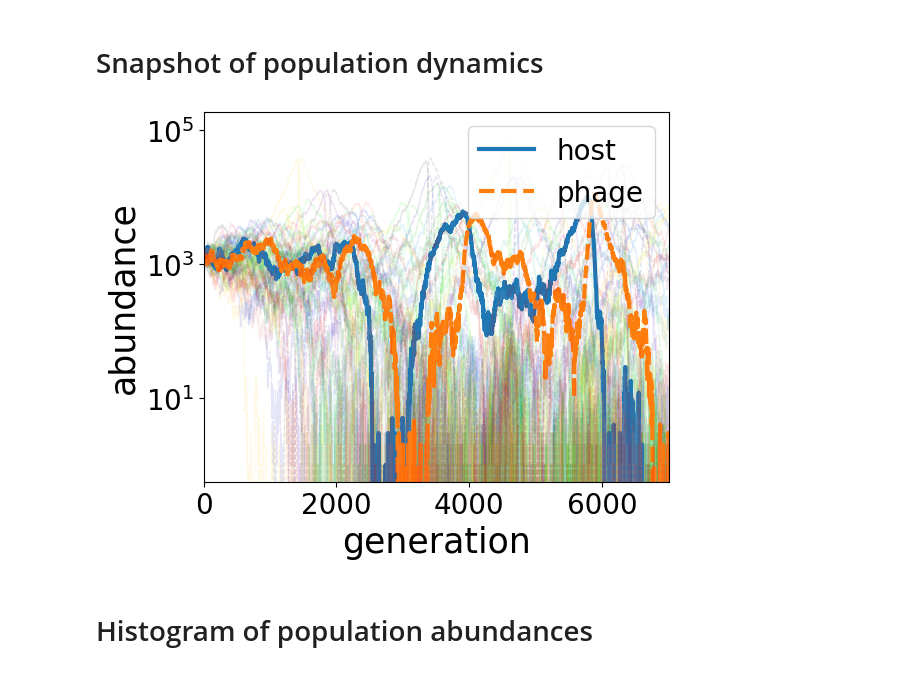
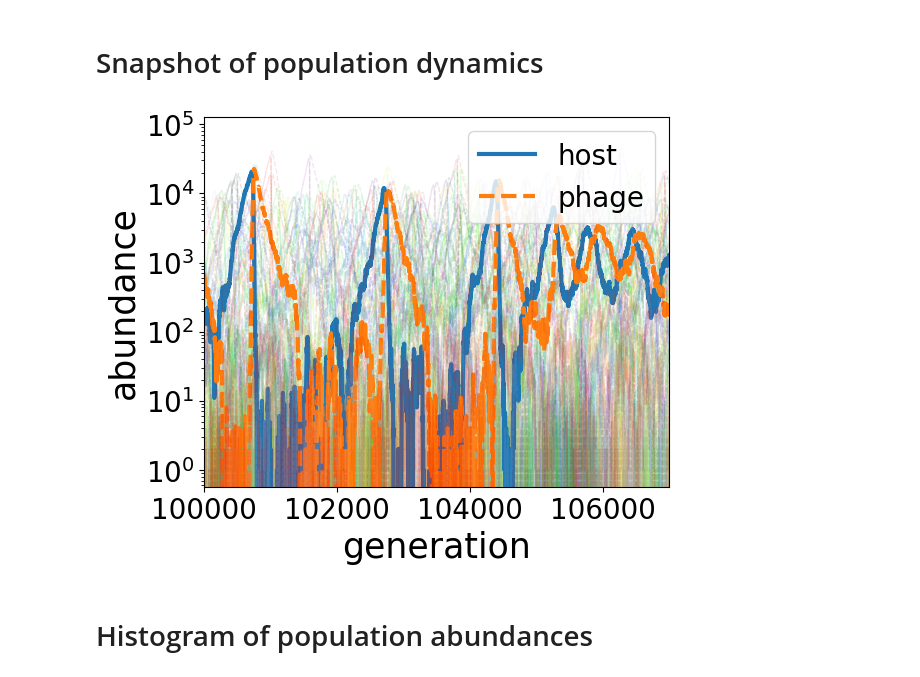
Before and after one commit to Wenping-Cui/GeneTransfer, a Jupyter notebook: ManyPairs_Simulation.ipynb, the cells around one changed output. Cells and saved outputs as stored; diff of their text form; code cells hidden in the pictures.

```diff
--- a/ManyPairs_Simulation.ipynb
+++ b/ManyPairs_Simulation.ipynb
@@ -109,9 +111,9 @@ simulation (generic function with 1 method)
 # Simulation
 # %%
 L, N, d = 40, 10^6, 2
-r = 10^-3
-T = 10^5
-s = 0.005
+r = 10^-4
+T = 4*10^5
+s = 0.01
 
 args = OrderedDict()
 args["L"] = L
@@ -168,35 +170,35 @@ for (k, v) in dict_genenotype2index
         if count == 24
             alpha =1
             c1 = "tab:blue"
             c2 = "tab:orange"
             width =3
             ax.plot(1:t1-t0+1, TimeSeries_genotype_host[t0:t1, v], label="host",linewidth =width, alpha = alpha, color= c1)
             ax.plot(1:t1-t0+1, TimeSeries_genotype_phage[t0:t1, v], color= c2,linewidth =width, alpha = alpha, linestyle="dashed", label="phage")
         else
             alpha = 0.1
             c1 = colors[count,:]
             c2 = colors[count,:]
             width =1
             ax.plot(1:t1-t0+1, TimeSeries_genotype_host[t0:t1, v],linewidth =width, alpha = alpha, color= c1)
             ax.plot(1:t1-t0+1, TimeSeries_genotype_phage[t0:t1, v], color= c2,linewidth =width, alpha = alpha, linestyle="dashed")
         end
         #ax.set_xlim([1*10^4, 1.4*10^4])
         #ax.set_xlim([50000, 50500])
-        ax.set_xlim(0, 7000)
+        ax.set_xlim(100000, 107000)
         count = count + 1
     end
 end
 plt.tick_params(axis="both", which="major", labelsize=20)
 #ax.set_xticks(ax.get_xticks()[1:2:end])
 #ax.plot(1:t1-t0+1, TimeSeries_gene_host[t0:t1, g]/(L-1), linewidth =5, label="host")
 ax.set_yscale("log")
 #ax.axis("off")
 plt.legend(fontsize=20, loc="upper right")
 ax.set_xlabel("generation", fontsize=25)
 ax.set_ylabel("abundance", fontsize=25)
 fig.savefig("genotype_pairs_"*suffix*".pdf", dpi=150, bbox_inches="tight", transparent=true)
 # %% [output]
-[figure, old version]
+[figure, new version]
 # %% [markdown]
 # Histogram of population abundances
 # %% [markdown]
```
Also changed, not shown: parts of 9 cells of this notebook, 2 other files.
